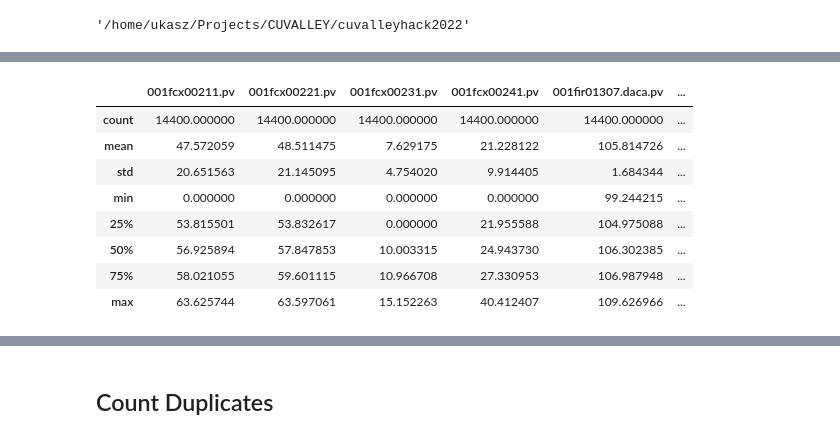
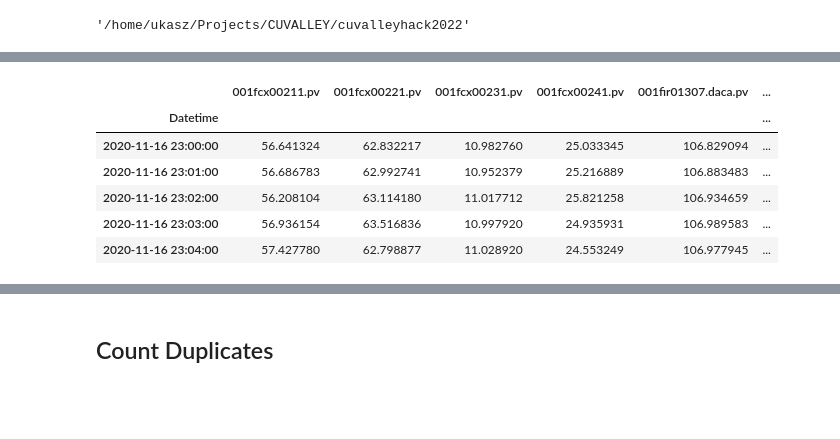
Before and after one commit to kinoai/cuvalleyhack2022, a Jupyter notebook: notebooks/ashleve-initial-data-exploration.ipynb, the cells around one changed output, grey strips where cells are left out. Saved outputs shown, nothing was run; the diff lists cells and outputs as text; code cells hidden in the pictures; blank space fills up the shorter version.

```diff
--- a/notebooks/ashleve-initial-data-exploration.ipynb
+++ b/notebooks/ashleve-initial-data-exploration.ipynb
@@ -25,22 +25,53 @@ class Parser:
         self.data_dict = {}
         self.data = None
 
+        self.data_common_interval = None
+
     def load_main(self):
         self.data_main = pd.read_csv(self.main_file, header=0, sep=";")
         return self.data_main
 
     def load_subfiles(self):
-        for path in self.subfiles[0:10]:
+        for path in self.subfiles:
             data = pd.read_csv(path, sep=",", header=0)
             self.data_subfiles.append(data)
         return self.data_subfiles
 
-    def data_join(self):
+    def join_subfiles(self):
         assert self.data_subfiles is not None
         self.data = pd.concat(self.data_subfiles)
         return self.data
 
-    def common_interval():
+    def parse_datetime(self):
+        df = self.data
+        df["Datetime"] = pd.to_datetime(df["czas"], utc=True, errors='coerce', format="%Y-%m-%d %H:%M:%S")
+        df["Datetime"] = df["Datetime"].dt.tz_localize(None)
+        df["Date"] = df["Datetime"].dt.date
+        df["Time"] = df["Datetime"].dt.time
+        df.set_index("Datetime", inplace=True)
+        df.drop(columns=["czas"], inplace=True)
+
+        # format temp data file
+        self.data_main["Datetime"] = pd.to_datetime(self.data_main["Czas"], utc=True, errors='coerce', format="%Y-%m-%d %H:%M:%S")
+        self.data_main["Datetime"] = self.data_main["Datetime"].dt.tz_localize(None)
+        self.data_main.set_index("Datetime", inplace=True)
+        self.data_main.drop(columns=["Czas"], inplace=True)
+
+    def join_data(self):
+        self.data["Temperature"] = "null"
+
+        for datetime, row in parser.data_main.iterrows():
+            temp = row["temp_zuz"]
+
+            if datetime not in parser.data.index:
+                print(datetime, temp)
+                # del row
+                continue
+
+            parser.data.loc[datetime, "Temperature"] = temp
+
+
+    def insert_skipped():
         pass
 # %%
 parser = Parser(path_to_data)
@@ -80,12 +108,10 @@ parser.data_join()
 # %%
-parser.data.describe()
+parser.data.head()
 # %% [output]
 |  | 001fcx00211.pv | 001fcx00221.pv | 001fcx00231.pv | 001fcx00241.pv | 001fir01307.daca.pv | ... |
-| count | 14400.000000 | 14400.000000 | 14400.000000 | 14400.000000 | 14400.000000 | ... |
-| mean | 47.572059 | 48.511475 | 7.629175 | 21.228122 | 105.814726 | ... |
-| std | 20.651563 | 21.145095 | 4.754020 | 9.914405 | 1.684344 | ... |
-| min | 0.000000 | 0.000000 | 0.000000 | 0.000000 | 99.244215 | ... |
-| 25% | 53.815501 | 53.832617 | 0.000000 | 21.955588 | 104.975088 | ... |
-| 50% | 56.925894 | 57.847853 | 10.003315 | 24.943730 | 106.302385 | ... |
-| 75% | 58.021055 | 59.601115 | 10.966708 | 27.330953 | 106.987948 | ... |
-| max | 63.625744 | 63.597061 | 15.152263 | 40.412407 | 109.626966 | ... |
+| Datetime |  |  |  |  |  | ... |
+| 2020-11-16 23:00:00 | 56.641324 | 62.832217 | 10.982760 | 25.033345 | 106.829094 | ... |
+| 2020-11-16 23:01:00 | 56.686783 | 62.992741 | 10.952379 | 25.216889 | 106.883483 | ... |
+| 2020-11-16 23:02:00 | 56.208104 | 63.114180 | 11.017712 | 25.821258 | 106.934659 | ... |
+| 2020-11-16 23:03:00 | 56.936154 | 63.516836 | 10.997920 | 24.935931 | 106.989583 | ... |
+| 2020-11-16 23:04:00 | 57.427780 | 62.798877 | 11.028920 | 24.553249 | 106.977945 | ... |
```
Also changed, not shown: parts of 14 cells of this notebook.
